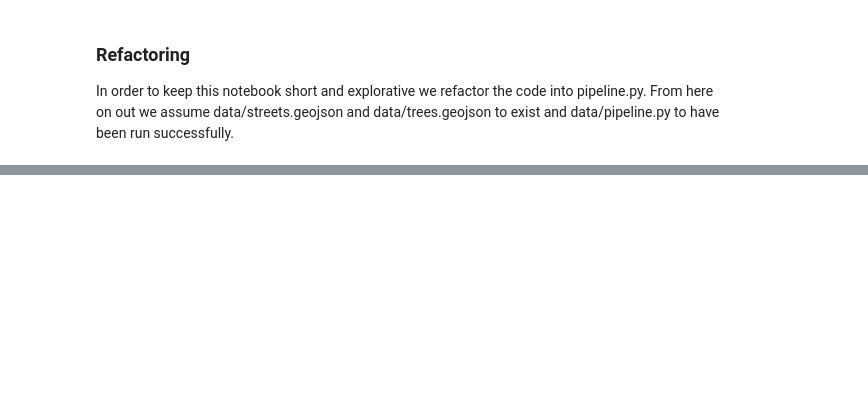
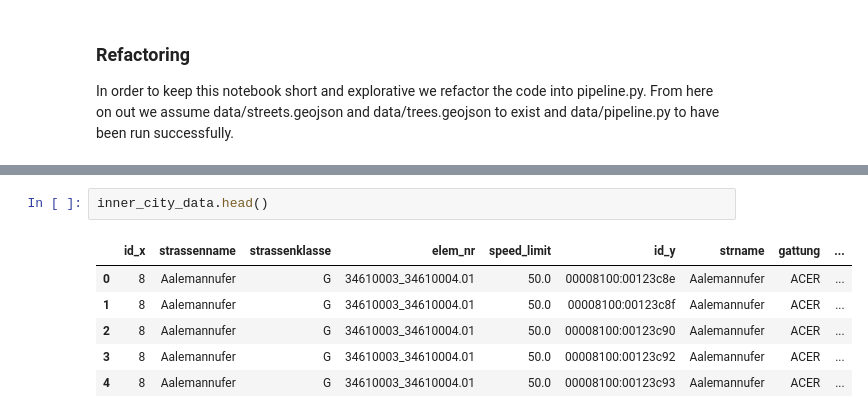
Before and after one commit to motschel123/2023-amse, a Jupyter notebook: exploration.ipynb, the cells around one changed output, grey strips where cells are left out. Drawn from its saved outputs; the diff is of its cells as text; blank space fills up the shorter version.

```diff
--- a/exploration.ipynb
+++ b/exploration.ipynb
@@ -296,0 +103,9 @@ NameError: name 'trees_gdf' is not defined
+# %%
+inner_city_data.head()
+# %% [output]
+|  | id_x | strassenname | strassenklasse | elem_nr | speed_limit | id_y | strname | gattung | ... |
+| 0 | 8 | Aalemannufer | G | 34610003_34610004.01 | 50.0 | 00008100:00123c8e | Aalemannufer | ACER | ... |
+| 1 | 8 | Aalemannufer | G | 34610003_34610004.01 | 50.0 | 00008100:00123c8f | Aalemannufer | ACER | ... |
+| 2 | 8 | Aalemannufer | G | 34610003_34610004.01 | 50.0 | 00008100:00123c90 | Aalemannufer | ACER | ... |
+| 3 | 8 | Aalemannufer | G | 34610003_34610004.01 | 50.0 | 00008100:00123c92 | Aalemannufer | ACER | ... |
+| 4 | 8 | Aalemannufer | G | 34610003_34610004.01 | 50.0 | 00008100:00123c93 | Aalemannufer | ACER | ... |
```
Also changed, not shown: parts of 29 cells of this notebook, 4 other files.
